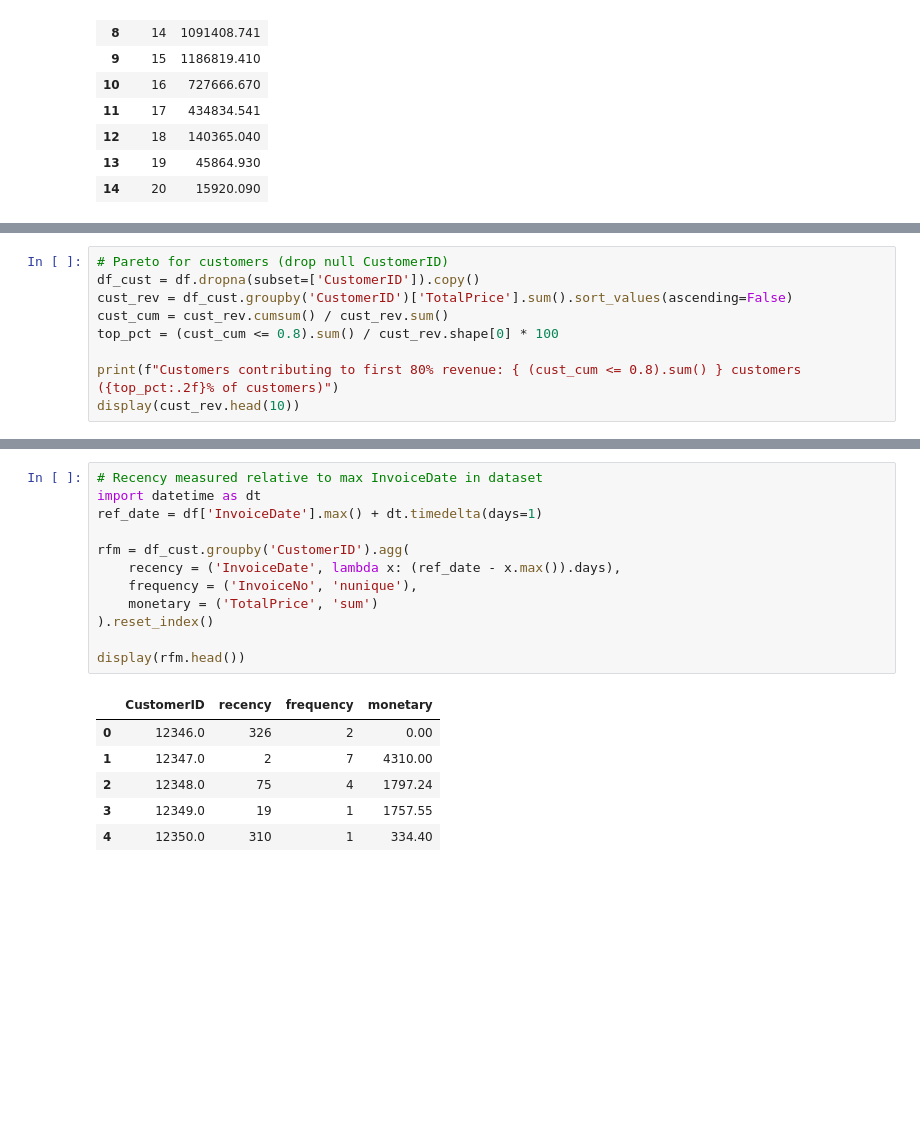
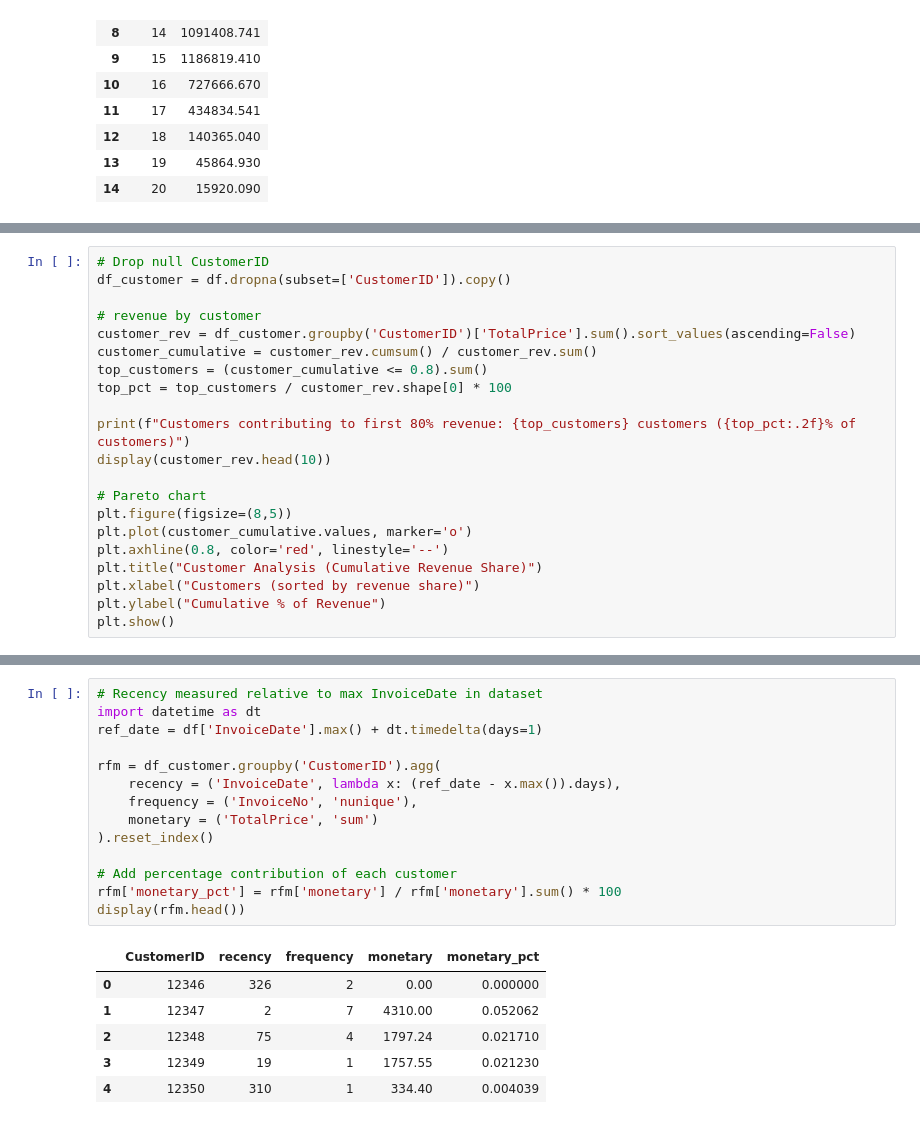
Before and after one commit to moodv/data-analytics-portfolio, a Jupyter notebook: Project2-online-retail/notebooks/EDA.ipynb, the cells around one changed output, grey strips where cells are left out. Saved outputs shown, nothing was run; the diff lists cells and outputs as text; blank space fills up the shorter version.

```diff
--- a/Project2-online-retail/notebooks/EDA.ipynb
+++ b/Project2-online-retail/notebooks/EDA.ipynb
@@ -408,12 +527,24 @@ Avg order value: 397.87
 # %%
-# Pareto for customers (drop null CustomerID)
-df_cust = df.dropna(subset=['CustomerID']).copy()
-cust_rev = df_cust.groupby('CustomerID')['TotalPrice'].sum().sort_values(ascending=False)
-cust_cum = cust_rev.cumsum() / cust_rev.sum()
-top_pct = (cust_cum <= 0.8).sum() / cust_rev.shape[0] * 100
+# Drop null CustomerID
+df_customer = df.dropna(subset=['CustomerID']).copy()
 
-print(f"Customers contributing to first 80% revenue: { (cust_cum <= 0.8).sum() } customers ({top_pct:.2f}% of customers)")
-display(cust_rev.head(10))
+# revenue by customer
+customer_rev = df_customer.groupby('CustomerID')['TotalPrice'].sum().sort_values(ascending=False)
+customer_cumulative = customer_rev.cumsum() / customer_rev.sum()
+top_customers = (customer_cumulative <= 0.8).sum()
+top_pct = top_customers / customer_rev.shape[0] * 100
+
+print(f"Customers contributing to first 80% revenue: {top_customers} customers ({top_pct:.2f}% of customers)")
+display(customer_rev.head(10))
+
+# Pareto chart
+plt.figure(figsize=(8,5))
+plt.plot(customer_cumulative.values, marker='o')
+plt.axhline(0.8, color='red', linestyle='--')
+plt.title("Customer Analysis (Cumulative Revenue Share)")
+plt.xlabel("Customers (sorted by revenue share)")
+plt.ylabel("Cumulative % of Revenue")
+plt.show()
 # %% [output]
 Customers contributing to first 80% revenue: 1166 customers (26.67% of customers)
 |  | TotalPrice |
@@ -432,19 +564,21 @@ dtype: float64
 # %%
 # Recency measured relative to max InvoiceDate in dataset
 import datetime as dt
 ref_date = df['InvoiceDate'].max() + dt.timedelta(days=1)
 
-rfm = df_cust.groupby('CustomerID').agg(
+rfm = df_customer.groupby('CustomerID').agg(
     recency = ('InvoiceDate', lambda x: (ref_date - x.max()).days),
     frequency = ('InvoiceNo', 'nunique'),
     monetary = ('TotalPrice', 'sum')
 ).reset_index()
 
+# Add percentage contribution of each customer
+rfm['monetary_pct'] = rfm['monetary'] / rfm['monetary'].sum() * 100
 display(rfm.head())
 # %% [output]
-|  | CustomerID | recency | frequency | monetary |
-| 0 | 12346.0 | 326 | 2 | 0.00 |
-| 1 | 12347.0 | 2 | 7 | 4310.00 |
-| 2 | 12348.0 | 75 | 4 | 1797.24 |
-| 3 | 12349.0 | 19 | 1 | 1757.55 |
-| 4 | 12350.0 | 310 | 1 | 334.40 |
+|  | CustomerID | recency | frequency | monetary | monetary_pct |
+| 0 | 12346 | 326 | 2 | 0.00 | 0.000000 |
+| 1 | 12347 | 2 | 7 | 4310.00 | 0.052062 |
+| 2 | 12348 | 75 | 4 | 1797.24 | 0.021710 |
+| 3 | 12349 | 19 | 1 | 1757.55 | 0.021230 |
+| 4 | 12350 | 310 | 1 | 334.40 | 0.004039 |
```
Also changed, not shown: parts of 13 cells of this notebook.
